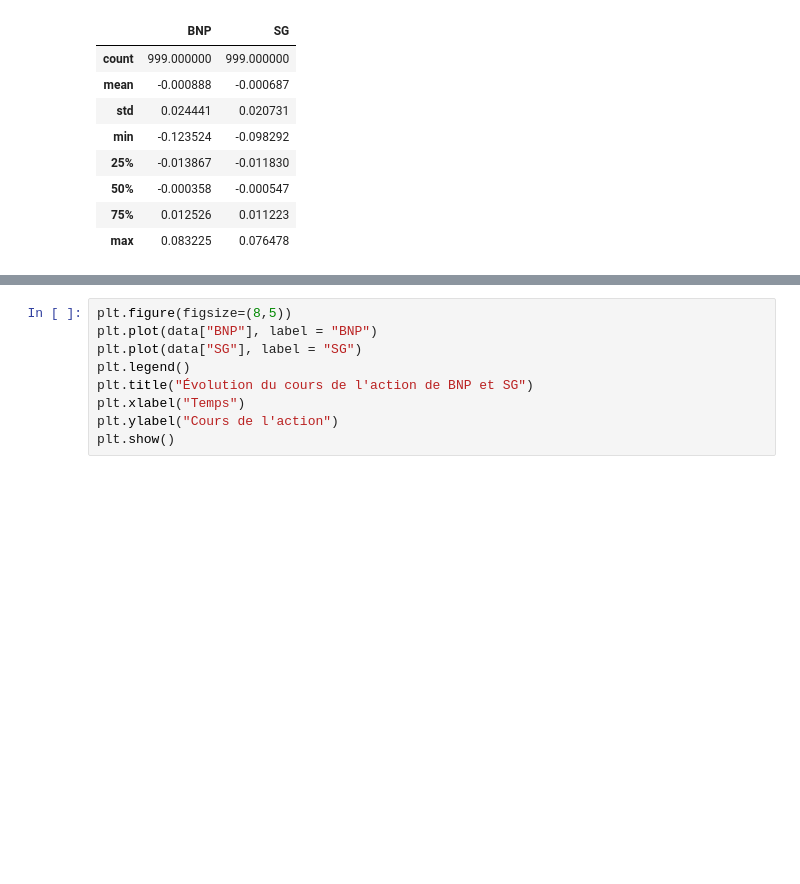
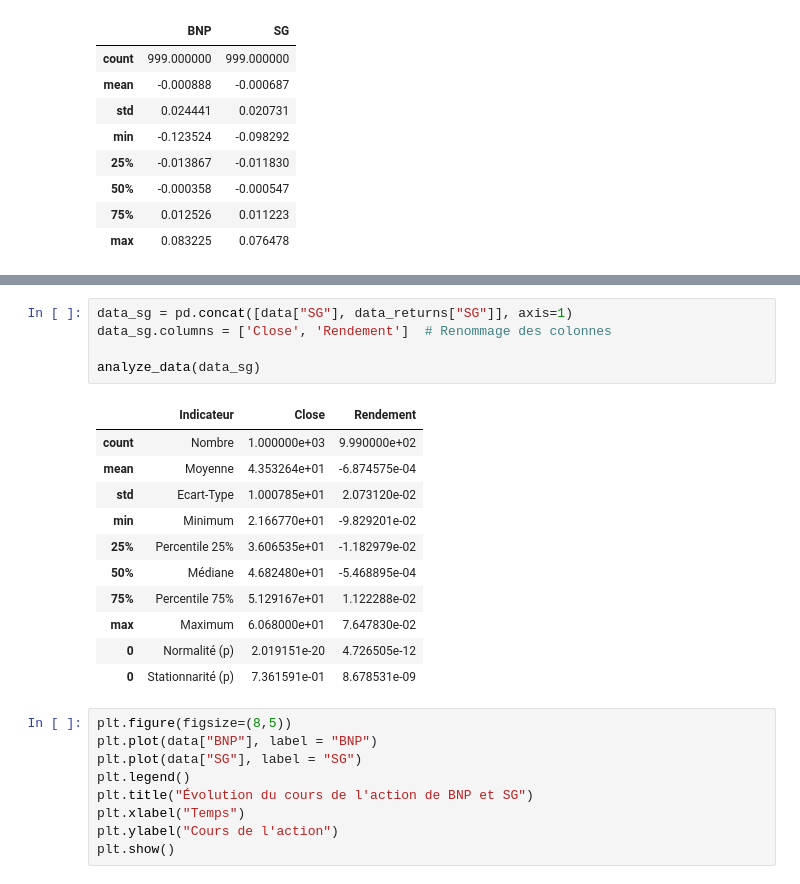
Before and after one commit to Jeangrivo/Gestion-des-Risques-Multiples, a Jupyter notebook: CreditVaR.ipynb, the cells around one changed output, grey strips where cells are left out. Cells and saved outputs as stored; diff of their text form; blank space fills up the shorter version.

```diff
--- a/CreditVaR.ipynb
+++ b/CreditVaR.ipynb
@@ -125,3 +212,20 @@ data_returns.describe()
+# %%
+data_sg = pd.concat([data["SG"], data_returns["SG"]], axis=1)
+data_sg.columns = ['Close', 'Rendement']  # Renommage des colonnes
+
+analyze_data(data_sg)
+# %% [output]
+|  | Indicateur | Close | Rendement |
+| count | Nombre | 1.000000e+03 | 9.990000e+02 |
+| mean | Moyenne | 4.353264e+01 | -6.874575e-04 |
+| std | Ecart-Type | 1.000785e+01 | 2.073120e-02 |
+| min | Minimum | 2.166770e+01 | -9.829201e-02 |
+| 25% | Percentile 25% | 3.606535e+01 | -1.182979e-02 |
+| 50% | Médiane | 4.682480e+01 | -5.468895e-04 |
+| 75% | Percentile 75% | 5.129167e+01 | 1.122288e-02 |
+| max | Maximum | 6.068000e+01 | 7.647830e-02 |
+| 0 | Normalité (p) | 2.019151e-20 | 4.726505e-12 |
+| 0 | Stationnarité (p) | 7.361591e-01 | 8.678531e-09 |
 # %%
 plt.figure(figsize=(8,5))
 plt.plot(data["BNP"], label = "BNP")
```
Also changed, not shown: parts of 8 cells of this notebook.
